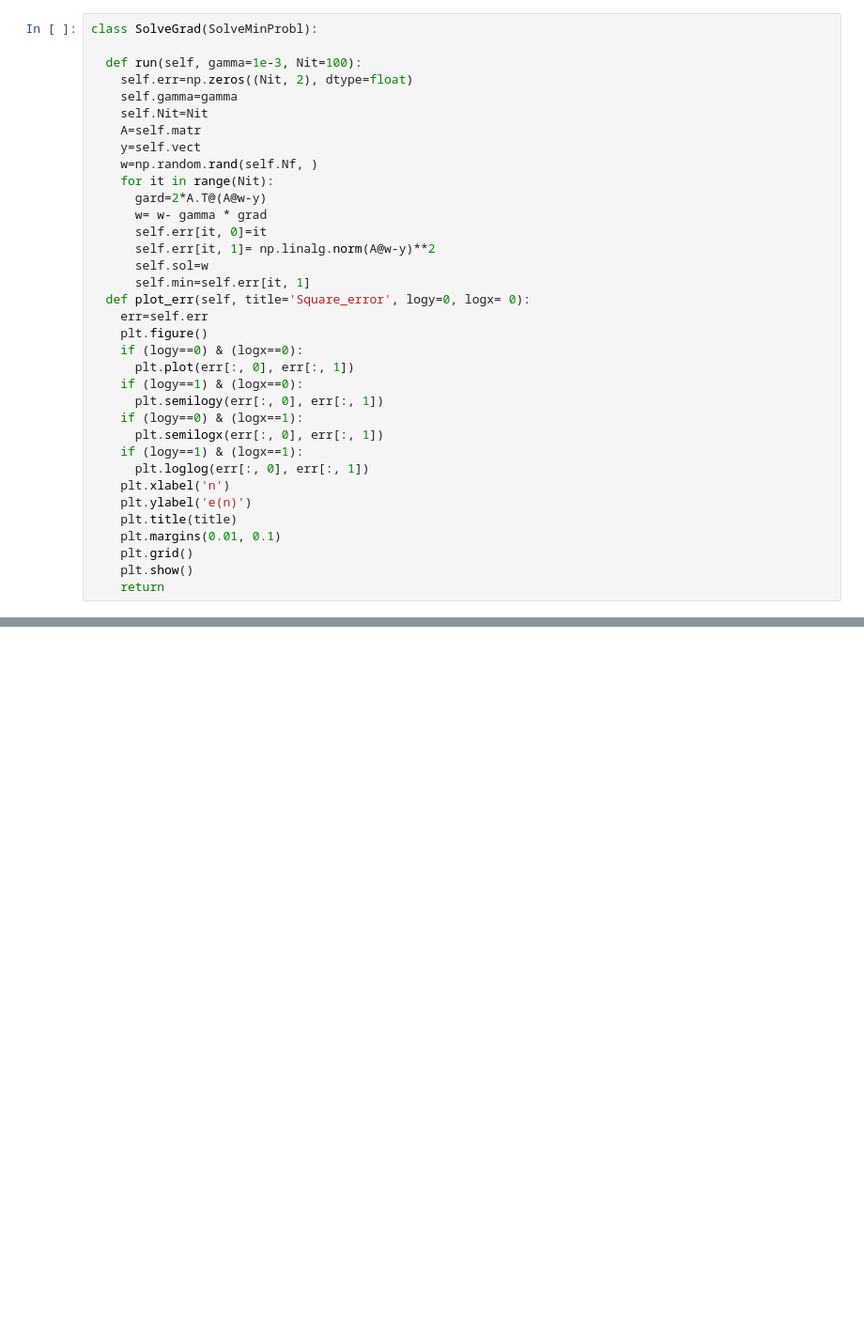
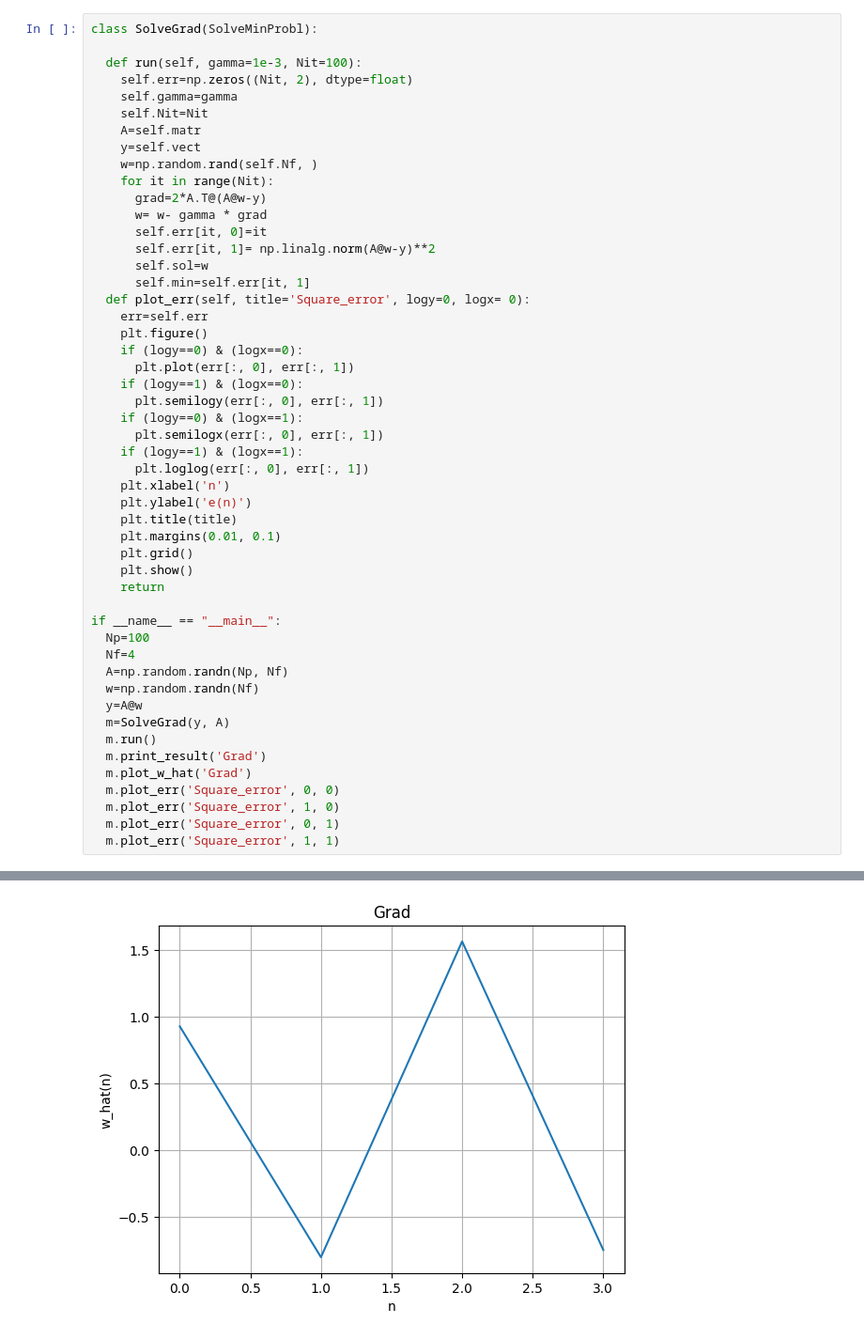
Before and after one commit to A-M-Alizadeh/Health, a Jupyter notebook: lab 0/Lab0(ICT).ipynb, the cells around one changed output, grey strips where cells are left out. Shown at 94% size. Saved outputs shown, nothing was run; the diff lists cells and outputs as text; blank space fills up the shorter version.

```diff
--- a/lab 0/Lab0(ICT).ipynb
+++ b/lab 0/Lab0(ICT).ipynb
@@ -99,7 +99,7 @@ class SolveGrad(SolveMinProbl):
     y=self.vect
     w=np.random.rand(self.Nf, )
     for it in range(Nit):
-      gard=2*A.T@(A@w-y)
+      grad=2*A.T@(A@w-y)
       w= w- gamma * grad
       self.err[it, 0]=it
       self.err[it, 1]= np.linalg.norm(A@w-y)**2
@@ -123,3 +123,19 @@ class SolveGrad(SolveMinProbl):
     plt.grid()
     plt.show()
     return
+
+if __name__ == "__main__":
+  Np=100
+  Nf=4
+  A=np.random.randn(Np, Nf)
+  w=np.random.randn(Nf)
+  y=A@w
+  m=SolveGrad(y, A)
+  m.run()
+  m.print_result('Grad')
+  m.plot_w_hat('Grad')
+  m.plot_err('Square_error', 0, 0)
+  m.plot_err('Square_error', 1, 0)
+  m.plot_err('Square_error', 0, 1)
+  m.plot_err('Square_error', 1, 1)
+# %% [output]
@@ -125,0 +145 @@ class SolveGrad(SolveMinProbl):
+[figure, added]
```
Also changed, not shown: parts of 4 cells of this notebook, 4 other files.
